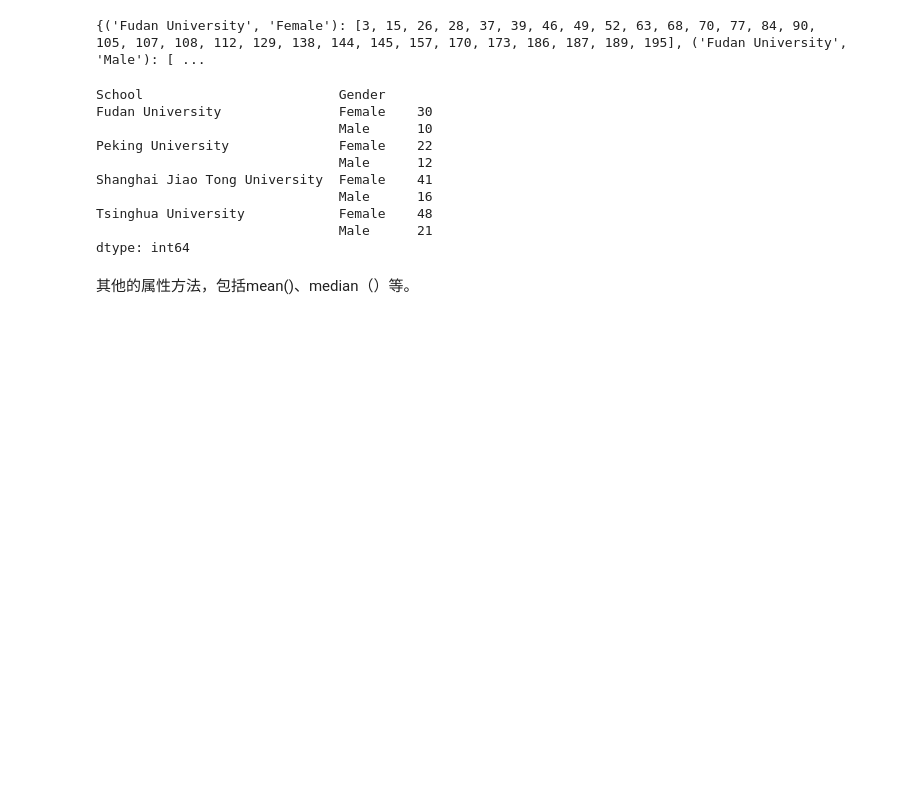
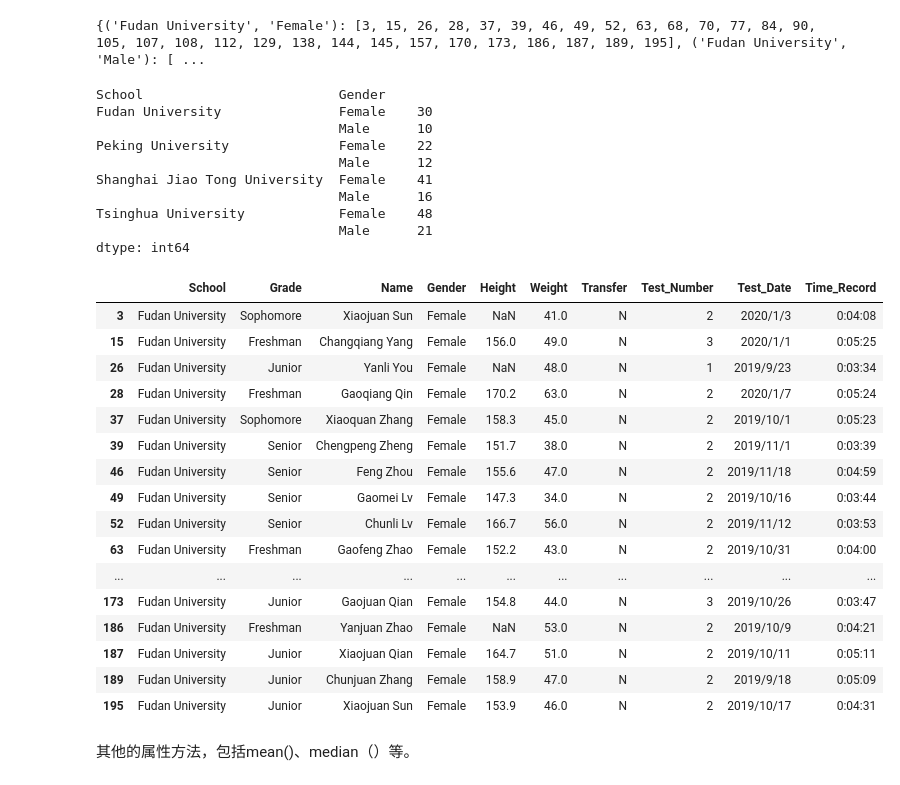
Before and after one commit to liutongcun/Data-Analysis, a Jupyter notebook: Lecture 4.ipynb, the cells around one changed output. Drawn from its saved outputs; the diff is of its cells as text; code cells hidden in the pictures; blank space fills up the shorter version.

```diff
--- a/Lecture 4.ipynb
+++ b/Lecture 4.ipynb
@@ -102,7 +124,25 @@ Tsinghua University            Female    48
 dtype: int64
 # %%
 #通过get_group()方法可以直接获取元素所在组对应的行。需要指定组的具体名字
-gb.get_group(('Fudan University',''))
+gb.get_group(('Fudan University','Female'))
+# %% [output]
+|  | School | Grade | Name | Gender | Height | Weight | Transfer | Test_Number | Test_Date | Time_Record |
+| 3 | Fudan University | Sophomore | Xiaojuan Sun | Female | NaN | 41.0 | N | 2 | 2020/1/3 | 0:04:08 |
+| 15 | Fudan University | Freshman | Changqiang Yang | Female | 156.0 | 49.0 | N | 3 | 2020/1/1 | 0:05:25 |
+| 26 | Fudan University | Junior | Yanli You | Female | NaN | 48.0 | N | 1 | 2019/9/23 | 0:03:34 |
+| 28 | Fudan University | Freshman | Gaoqiang Qin | Female | 170.2 | 63.0 | N | 2 | 2020/1/7 | 0:05:24 |
+| 37 | Fudan University | Sophomore | Xiaoquan Zhang | Female | 158.3 | 45.0 | N | 2 | 2019/10/1 | 0:05:23 |
+| 39 | Fudan University | Senior | Chengpeng Zheng | Female | 151.7 | 38.0 | N | 2 | 2019/11/1 | 0:03:39 |
+| 46 | Fudan University | Senior | Feng Zhou | Female | 155.6 | 47.0 | N | 2 | 2019/11/18 | 0:04:59 |
+| 49 | Fudan University | Senior | Gaomei Lv | Female | 147.3 | 34.0 | N | 2 | 2019/10/16 | 0:03:44 |
+| 52 | Fudan University | Senior | Chunli Lv | Female | 166.7 | 56.0 | N | 2 | 2019/11/12 | 0:03:53 |
+| 63 | Fudan University | Freshman | Gaofeng Zhao | Female | 152.2 | 43.0 | N | 2 | 2019/10/31 | 0:04:00 |
+| ... | ... | ... | ... | ... | ... | ... | ... | ... | ... | ... |
+| 173 | Fudan University | Junior | Gaojuan Qian | Female | 154.8 | 44.0 | N | 3 | 2019/10/26 | 0:03:47 |
+| 186 | Fudan University | Freshman | Yanjuan Zhao | Female | NaN | 53.0 | N | 2 | 2019/10/9 | 0:04:21 |
+| 187 | Fudan University | Junior | Xiaojuan Qian | Female | 164.7 | 51.0 | N | 2 | 2019/10/11 | 0:05:11 |
+| 189 | Fudan University | Junior | Chunjuan Zhang | Female | 158.9 | 47.0 | N | 2 | 2019/9/18 | 0:05:09 |
+| 195 | Fudan University | Junior | Xiaojuan Sun | Female | 153.9 | 46.0 | N | 2 | 2019/10/17 | 0:04:31 |
 # %% [markdown]
 其他的属性方法，包括mean()、median（）等。
 # %% [markdown]
```
Also changed, not shown: parts of 16 cells of this notebook, 10 other files.
